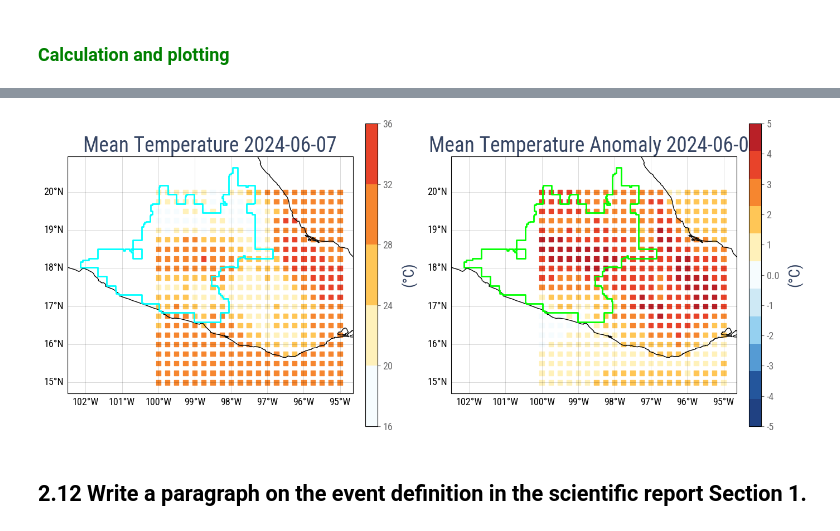
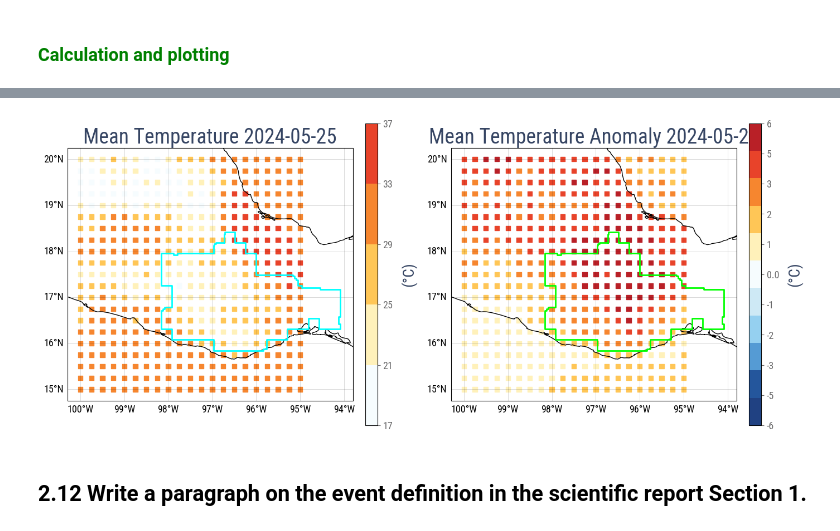
Before and after one commit to izpinto/c3s-451, a Jupyter notebook: library/C3S_EventDefinitionV2_daniel.ipynb, the cells around one changed output, grey strips where cells are left out. Cells and saved outputs as stored; diff of their text form; code cells hidden in the pictures.

```diff
--- a/library/C3S_EventDefinitionV2_daniel.ipynb
+++ b/library/C3S_EventDefinitionV2_daniel.ipynb
@@ -656,16 +642,15 @@ rolled_gdf.loc[rolled_gdf['year'] == rolled_gdf['year'].max()].sort_values(by=va
 You can adjust optional parameters if needed. Run the cell below to confirm your settings before continuing.
 # %%
 ################### User Selection  ##################
+# Possible free user input for the chosen date + padding, else it uses the date where the highest annual value was found for the event year
+selected_date = None #pd.to_datetime('2024-06-07')
+#padding = 3 # Padding >= 1 : window, n-days (centered)
+
+#######################################################
+
 # Event colors
 event_poly_col = 'cyan'
 anomaly_poly_col = 'lime'
-
-# possible free user input for an input date + padding
-# uncomment if you want to select a different date than the day of the event and/or padding
-selected_date = pd.to_datetime('2024-06-07')
-padding = 1 # Days before and after
-
-#######################################################
 
 if parameter in ["Tmax", "Tmean", "Tmin"]:
     event_title = 'Mean Temperature'
@@ -680,34 +665,36 @@ elif parameter == "Precipitation":
 # %% [markdown]
 ### <font color="Green"> Calculation and plotting</font>
 # %%
-# if selected_date is None, the last date of the annual time series is used
-selected_date = selected_date if selected_date else pd.to_datetime(ts_ann_studyregion[datetime_col].iloc[-1])
+# If selected_date is None, it uses the highest annual value found for the event year
+selected_date = selected_date if selected_date else pd.to_datetime(ts_ann_studyregion.iloc[-1, 1])
 
-## add padding around the selected date
-selected_date_start = selected_date - timedelta(days=padding)
+# Add padding around the selected date
+half_window = (padding - 1) / 2
+selected_date_start = selected_date - timedelta(days=half_window)
 print("selected date start:", selected_date_start)
-selected_date_end = selected_date + timedelta(days=padding)
+selected_date_end = selected_date + timedelta(days=half_window)
 print("selected date end:", selected_date_end)
 
-# event selection
+# Event selection (this assumes the selected_date falls inside the 15 days up until the event)
 selected_intersect = subset_gdf(gdf=gr_daily_eventNdays, datetime_col=datetime_col,
                                 date_range=(selected_date_start, selected_date_end))
-# anomaly selection
+
+# Anomaly selection (this assumes the selected_date falls inside the 15 days up until the event)
 selected_intersect_anomaly = subset_gdf(gdf=gr_anom_eventNdays, datetime_col=datetime_col,
                                         date_range=(selected_date_start, selected_date_end))
 
-# average
+# Calculate average over the date range
 selected_event_mean = calculate_mean(gdf=selected_intersect, value_col=value_col, groupby_col=['longitude', 'latitude', 'geometry'])
 selected_anomaly_mean = calculate_mean(gdf=selected_intersect_anomaly, value_col=value_col, groupby_col=['longitude', 'latitude', 'geometry'])
 
-# create subplot
+# Create subplot
 figs, axes = plt.subplots(1, 2, figsize=(14, 6), subplot_kw={"projection": ccrs.PlateCarree()})
 
-# plot event
+# Plot event
 fig, ax = plot_gdf(selected_event_mean, value_col=value_col, ax=axes[0],
                      title=f"{event_title} {selected_date.strftime('%Y-%m-%d')}",
                      legend_title=y_label, add_logos=False, polygons=adjusted_polygons, polygon_color=event_poly_col)
-# plot anomaly
+# Plot anomaly
 fig, ax = plot_gdf(selected_anomaly_mean, value_col=value_col, ax=axes[1],
                      title=f"{anomaly_title} {selected_date.strftime('%Y-%m-%d')}",
                      legend_title=y_label_anom, add_logos=False, polygons=adjusted_polygons, polygon_color=anomaly_poly_col, cmap='anomaly')
@@ -720,4 +707,4 @@ selected date end: 2024-06-08 00:00:00
-[figure, old version]
+[figure, new version]
 # %% [markdown]
 ## 2.12 Write a paragraph on the event definition in the scientific report Section 1.
 # %% [markdown]
```
Also changed, not shown: parts of 38 cells of this notebook.
